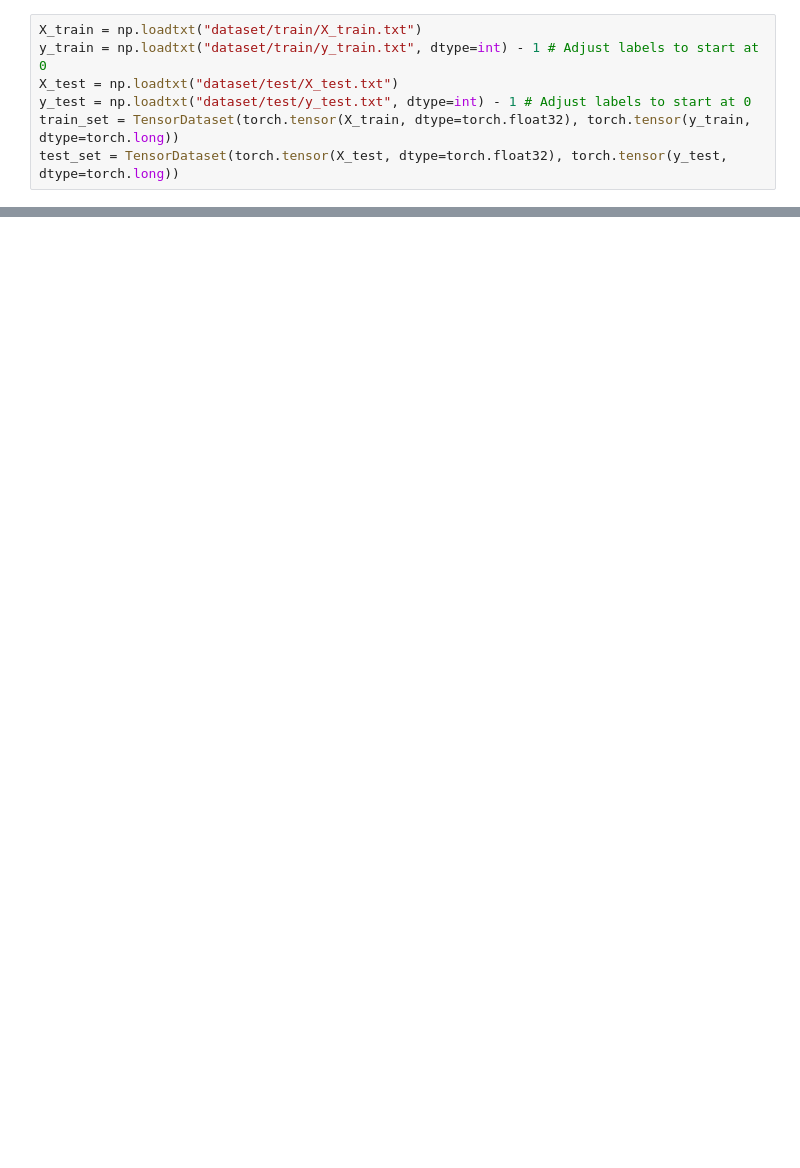
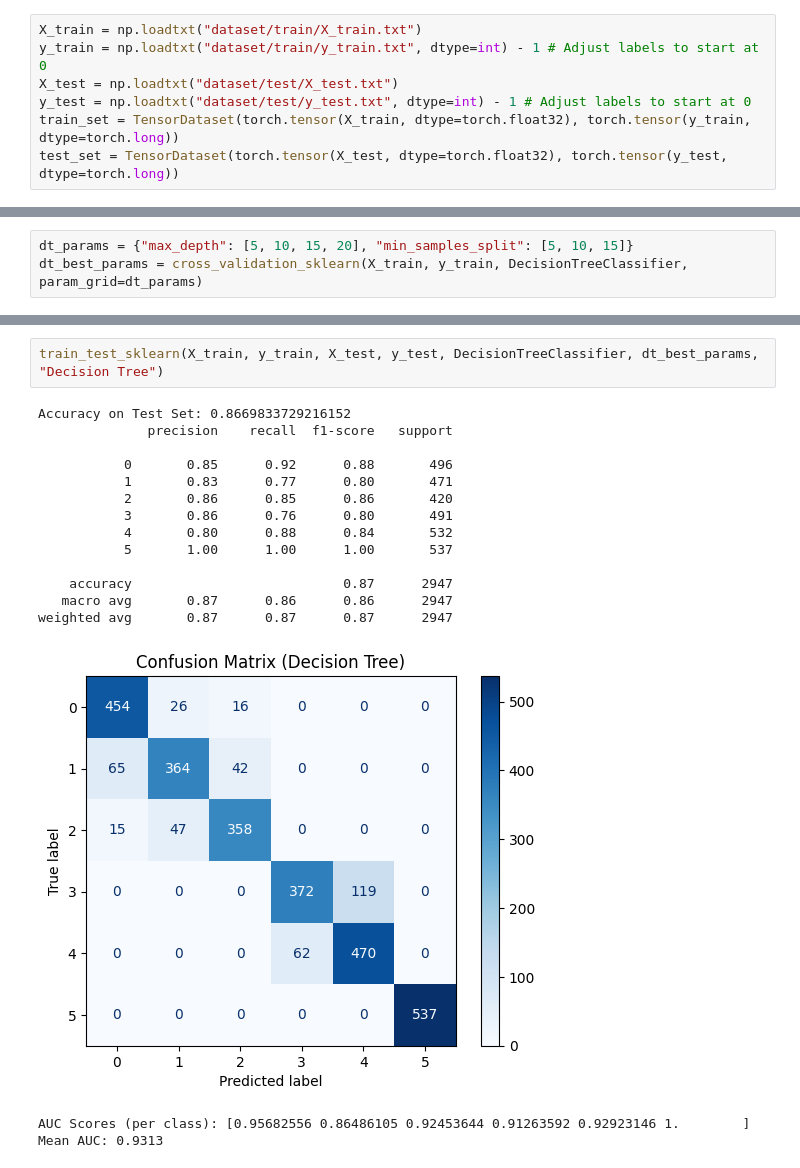
Before and after one commit to tanzhanbo/DATASCI415_Project, a Jupyter notebook: run.ipynb, the cells around one changed output, grey strips where cells are left out. Saved outputs shown, nothing was run; the diff lists cells and outputs as text; blank space fills up the shorter version.

```diff
--- a/run.ipynb
+++ b/run.ipynb
@@ -312,0 +341,3 @@ Mean AUC: 0.9952
+# %%
+dt_params = {"max_depth": [5, 10, 15, 20], "min_samples_split": [5, 10, 15]}
+dt_best_params = cross_validation_sklearn(X_train, y_train, DecisionTreeClassifier, param_grid=dt_params)
@@ -312,0 +358,19 @@ Mean AUC: 0.9952
+# %%
+train_test_sklearn(X_train, y_train, X_test, y_test, DecisionTreeClassifier, dt_best_params, "Decision Tree")
+# %% [output]
+Accuracy on Test Set: 0.8669833729216152
+              precision    recall  f1-score   support
+
+           0       0.85      0.92      0.88       496
+           1       0.83      0.77      0.80       471
+           2       0.86      0.85      0.86       420
+           3       0.86      0.76      0.80       491
+           4       0.80      0.88      0.84       532
+           5       1.00      1.00      1.00       537
+
+    accuracy                           0.87      2947
+   macro avg       0.87      0.86      0.86      2947
+weighted avg       0.87      0.87      0.87      2947
+[figure, added]
+AUC Scores (per class): [0.95682556 0.86486105 0.92453644 0.91263592 0.92923146 1.        ]
+Mean AUC: 0.9313
```
Also changed, not shown: parts of 15 cells of this notebook, 4 other files.
